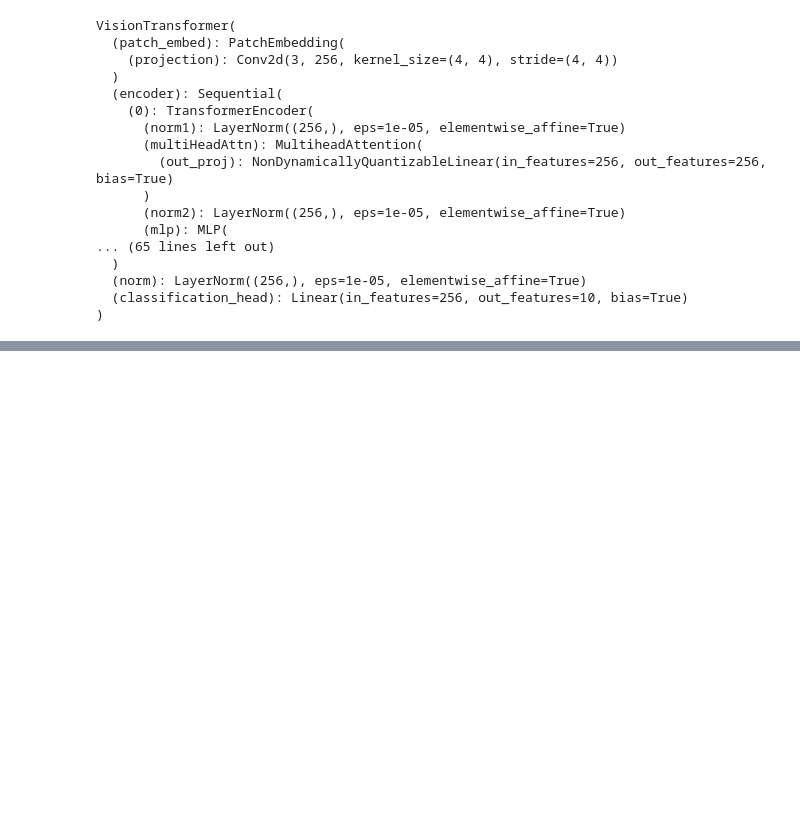
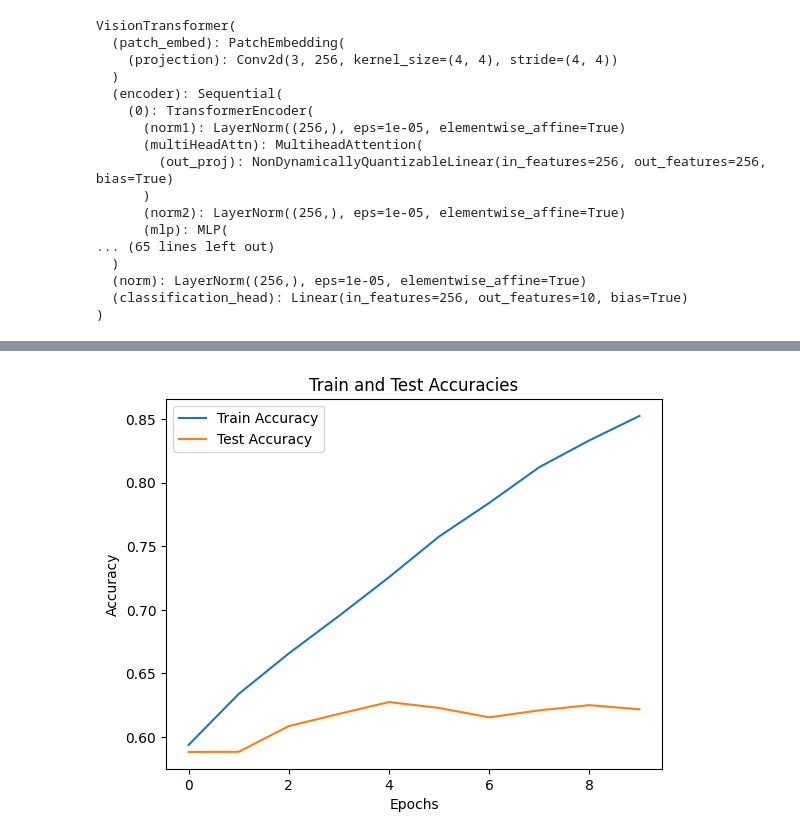
Before and after one commit to nishitmv/ML, a Jupyter notebook: VisionTransformer.ipynb, the cells around one changed output, grey strips where cells are left out. Saved outputs shown, nothing was run; the diff lists cells and outputs as text; code cells hidden in the pictures; blank space fills up the shorter version.

```diff
--- a/VisionTransformer.ipynb
+++ b/VisionTransformer.ipynb
@@ -64,8 +64,11 @@ cifar10_mean = [0.4914, 0.4822, 0.4465]
 cifar10_std = [0.2470, 0.2435, 0.2616]
 
 train_transformer = transforms.Compose([
+transforms.RandomCrop(32, padding=4),
+transforms.RandomHorizontalFlip(),
 transforms.ToTensor(),
-transforms.Normalize(cifar10_mean, cifar10_std)
+transforms.Normalize(cifar10_mean, cifar10_std),
+
 ])
 
 train_dataset = datasets.CIFAR10(root="cifar10_data", train=True, download = True, transform = train_transformer)
@@ -263,7 +266,7 @@ train_accuracies, test_accuracies = [], []
 # Cross Entropy Loss and Adam Optimizer
 loss_function = nn.CrossEntropyLoss()
 optimizer = optim.Adam(params=model.parameters(), lr=LEARNING_RATE)\
-
+EPOCHS=30
 for epoch in range(EPOCHS):
     train_loss, train_acc = train(model, dataloader_train, optimizer, loss_function)
     test_acc = evaluate_model(model, dataloader_test)
@@ -274,0 +284,10 @@ TypeError: 'type' object does not support the context manager protocol
+# %%
+plt.plot(train_accuracies, label = "Train Accuracy")
+plt.plot(test_accuracies, label = "Test Accuracy")
+plt.xlabel("Epochs")
+plt.ylabel("Accuracy")
+plt.legend()
+plt.title("Train and Test Accuracies")
+plt.show()
+# %% [output]
+[figure, added]
```
Also changed, not shown: parts of 1 cell of this notebook.
